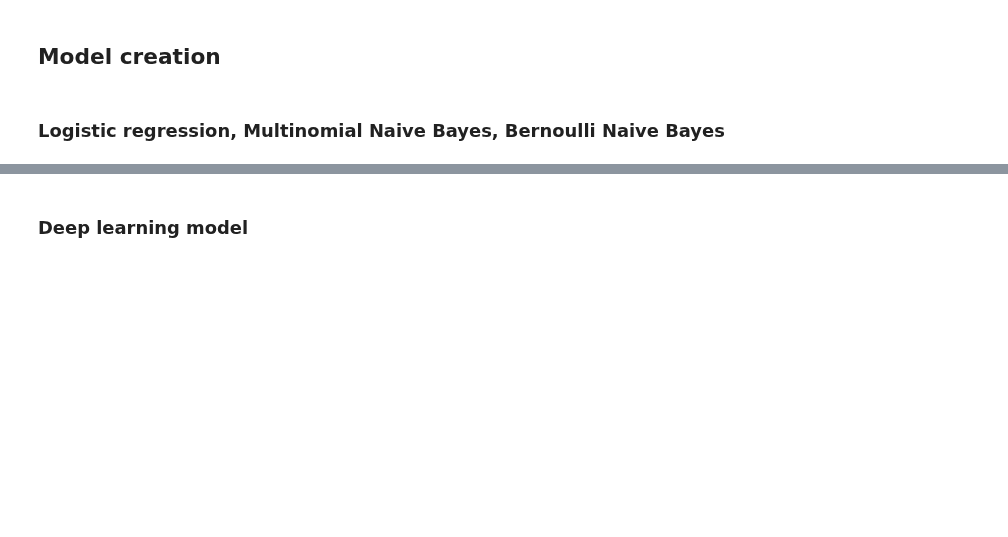
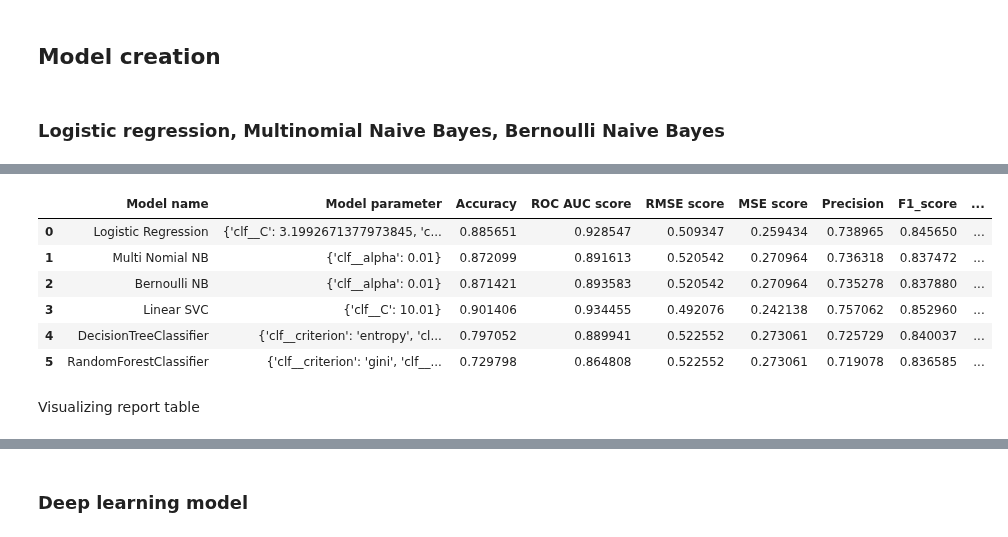
Before and after one commit to Madhurika1292/Medicines-and-Common-Treatment-Recommendation-System, a Jupyter notebook: MRS_models.ipynb, the cells around one changed output, grey strips where cells are left out. Saved outputs shown, nothing was run; the diff lists cells and outputs as text; code cells hidden in the pictures; blank space fills up the shorter version.

```diff
--- a/MRS_models.ipynb
+++ b/MRS_models.ipynb
@@ -352,4 +356,4 @@ def grid_best_parameter(X_train_cv,y_train,X_test_cv,y_test):
 
 #https://www.kdnuggets.com/2018/01/managing-machine-learning-workflows-scikit-learn-pipelines-part-3.html
 # %%
-#report=grid_best_parameter(X_train_cv,y_train,X_test_cv,y_test)
+report=grid_best_parameter(X_train_cv,y_train,X_test_cv,y_test)
@@ -357,0 +378,12 @@ def grid_best_parameter(X_train_cv,y_train,X_test_cv,y_test):
+# %%
+report
+# %% [output]
+|  | Model name | Model parameter | Accuracy | ROC AUC score | RMSE score | MSE score | Precision | F1_score | ... |
+| 0 | Logistic Regression | {'clf__C': 3.1992671377973845, 'c... | 0.885651 | 0.928547 | 0.509347 | 0.259434 | 0.738965 | 0.845650 | ... |
+| 1 | Multi Nomial NB | {'clf__alpha': 0.01} | 0.872099 | 0.891613 | 0.520542 | 0.270964 | 0.736318 | 0.837472 | ... |
+| 2 | Bernoulli NB | {'clf__alpha': 0.01} | 0.871421 | 0.893583 | 0.520542 | 0.270964 | 0.735278 | 0.837880 | ... |
+| 3 | Linear SVC | {'clf__C': 10.01} | 0.901406 | 0.934455 | 0.492076 | 0.242138 | 0.757062 | 0.852960 | ... |
+| 4 | DecisionTreeClassifier | {'clf__criterion': 'entropy', 'cl... | 0.797052 | 0.889941 | 0.522552 | 0.273061 | 0.725729 | 0.840037 | ... |
+| 5 | RandomForestClassifier | {'clf__criterion': 'gini', 'clf__... | 0.729798 | 0.864808 | 0.522552 | 0.273061 | 0.719078 | 0.836585 | ... |
+# %% [markdown]
+Visualizing report table
```
Also changed, not shown: parts of 20 cells of this notebook.
